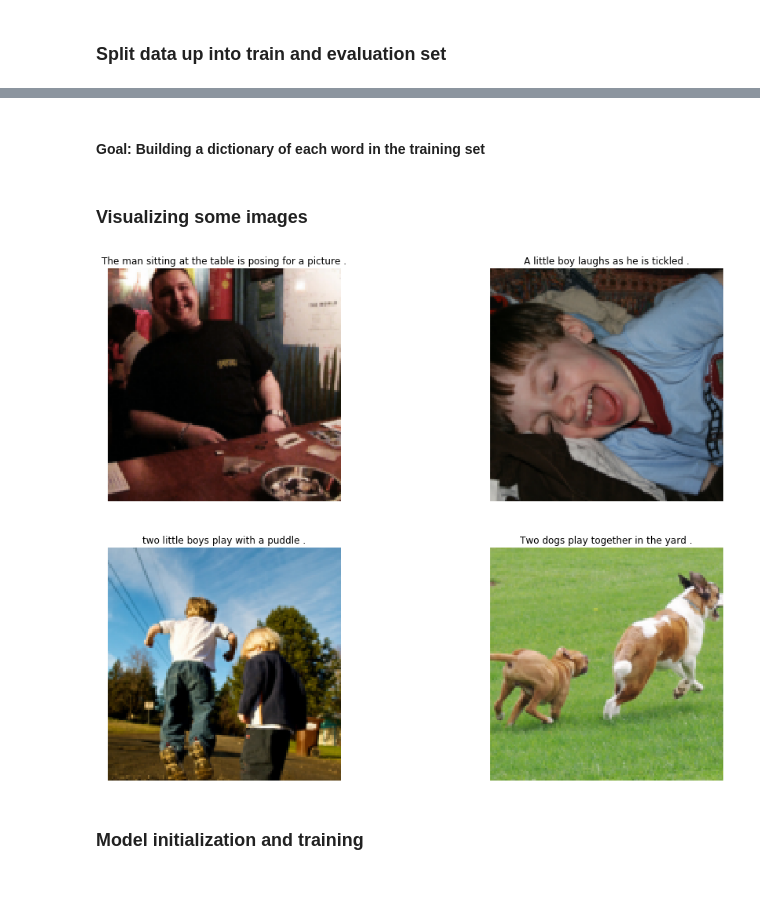
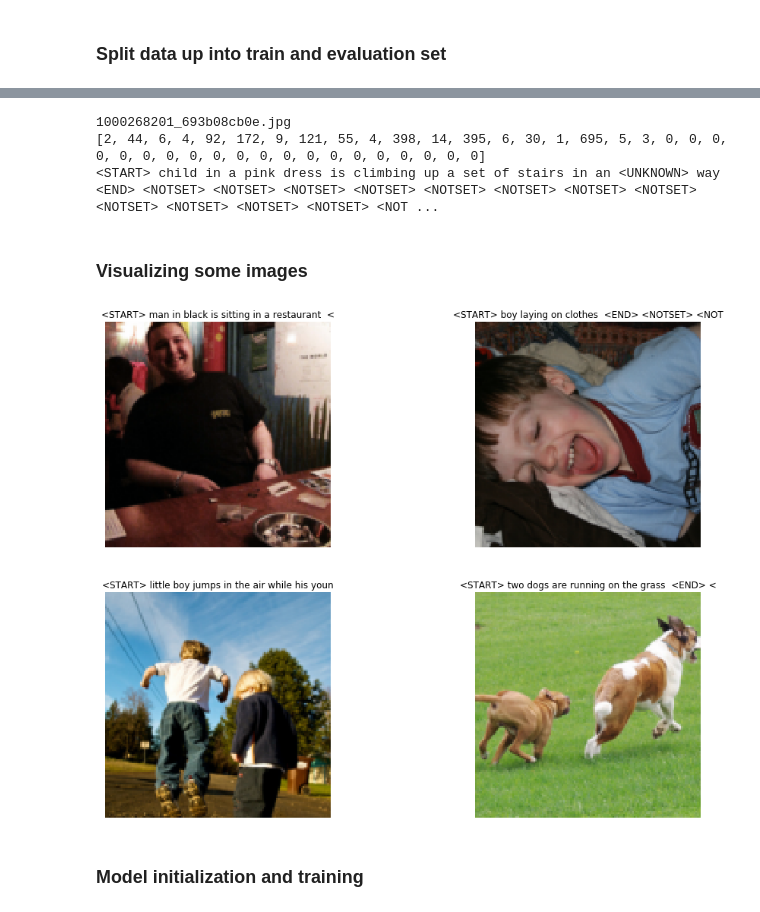
Before and after one commit to tobiasvanderwerff/image-captioning, a Jupyter notebook: image-captioning.ipynb, the cells around one changed output, grey strips where cells are left out. Cells and saved outputs as stored; diff of their text form; code cells hidden in the pictures; blank space fills up the shorter version.

```diff
--- a/image-captioning.ipynb
+++ b/image-captioning.ipynb
@@ -158,2 +196,0 @@ len(ds_train), len(ds_eval)
-# %% [markdown]
-#### Goal: Building a dictionary of each word in the training set
@@ -164,3 +197,14 @@ train_sequences, known_words_final, max_length = preprocess_tokens(ds_train)
+# %%
+# show an example from the dataset
+img = '1000268201_693b08cb0e.jpg'
+caption = ds_train.annotations[img]
+print(img)
+print(caption)
+print(ds_train.decode_caption(caption))
+# %% [output]
+1000268201_693b08cb0e.jpg
+[2, 44, 6, 4, 92, 172, 9, 121, 55, 4, 398, 14, 395, 6, 30, 1, 695, 5, 3, 0, 0, 0, 0, 0, 0, 0, 0, 0, 0, 0, 0, 0, 0, 0, 0, 0, 0, 0, 0]
+<START> child in a pink dress is climbing up a set of stairs in an <UNKNOWN> way  <END> <NOTSET> <NOTSET> <NOTSET> <NOTSET> <NOTSET> <NOTSET> <NOTSET> <NOTSET> <NOTSET> <NOTSET> <NOTSET> <NOTSET> <NOT ...
 # %% [markdown]
 ### Visualizing some images
 # %%
@@ -173,19 +217,19 @@ def imshow(im):
 # %%
 # Plot some examples from the training set
 from matplotlib import pyplot as plt
 
 nrows = 2
 ncols = 2
 plt.figure(figsize=(16, 12))
 for i in range(nrows * ncols):
     idx = random.randint(0, len(ds_train)-1)
-    im, caption = ds_train[idx]
+    im, caption, _, _ = ds_train[idx]
     plt.subplot(nrows, ncols, i+1)
-    plt.title(caption)
+    plt.title(ds_train.decode_caption(caption)[:50])  # TODO: modify this to show the entire caption correctly
     imshow(im)
     plt.axis('off')
 # %% [output]
-[figure, old version]
+[figure, new version]
 # %% [markdown]
 ### Model initialization and training
 # %%
```
Also changed, not shown: parts of 12 cells of this notebook, 3 other files.
